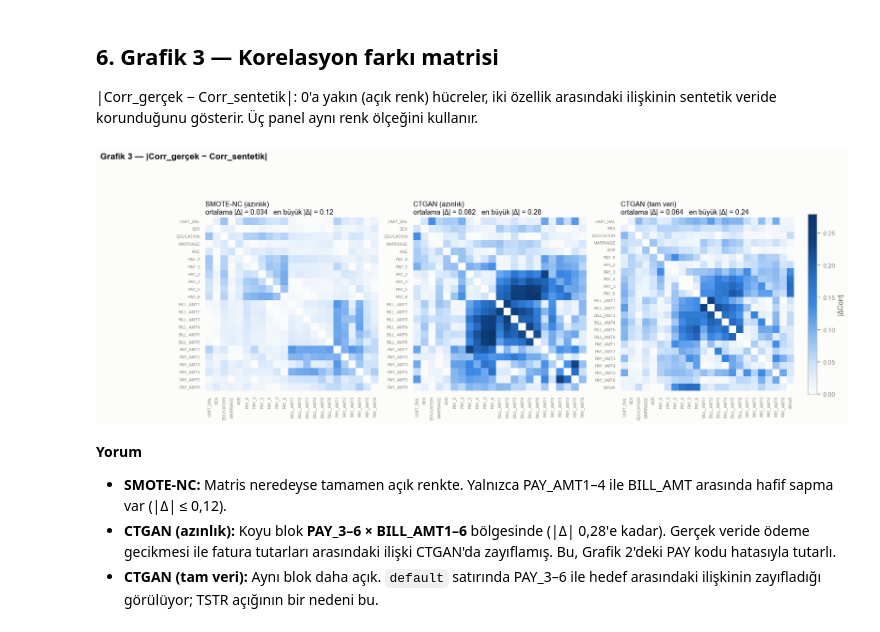
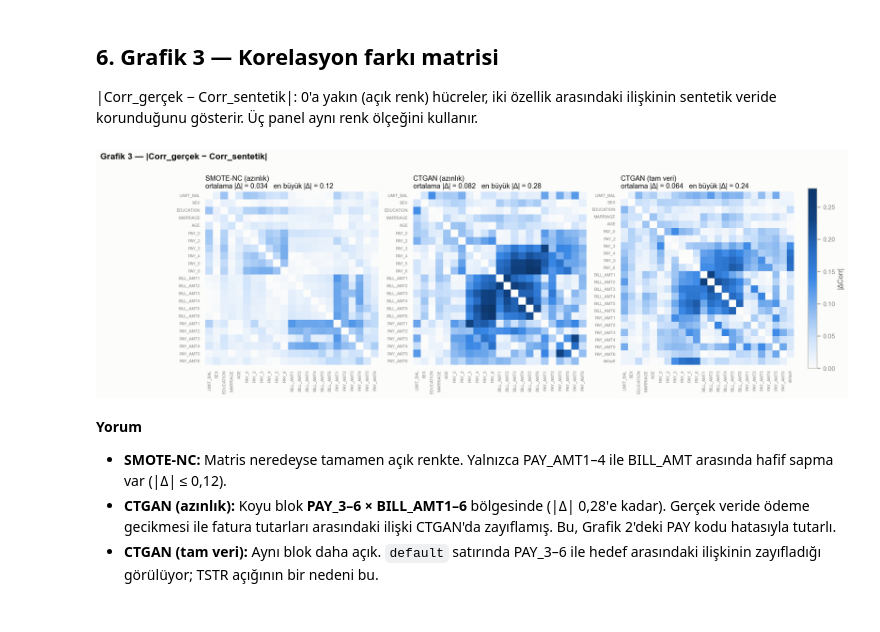
Before and after one commit to KamuranBey00/DataScienceProject, a Jupyter notebook: notebooks/02_synthetic_data.ipynb, the cells around one changed output. Cells and saved outputs as stored; diff of their text form; code cells hidden in the pictures.

```diff
--- a/notebooks/02_synthetic_data.ipynb
+++ b/notebooks/02_synthetic_data.ipynb
@@ -93,7 +103,9 @@ X_res, y_res = smote.fit_resample(train[FEATURES], train[TARGET])
 print(f"SMOTE-NC: {time.perf_counter() - start:.1f} s")
 
 # imblearn appends the new rows after the original ones.
-smote_new = X_res.iloc[len(train):].assign(**{TARGET: y_res.iloc[len(train):].to_numpy()})
-train_smote = pd.concat([with_schema(train, False), with_schema(smote_new, True)], ignore_index=True)
+smote_new = X_res.iloc[len(train) :].assign(**{TARGET: y_res.iloc[len(train) :].to_numpy()})
+train_smote = pd.concat(
+    [with_schema(train, False), with_schema(smote_new, True)], ignore_index=True
+)
 train_smote.groupby("is_synthetic")[TARGET].value_counts().unstack()
 # %% [output]
@@ -113,6 +127,9 @@ vektörle dengeli örnekler. CPU'da eğitim uzun sürdüğü için eğitilen mod
 CTGAN_PATH = MODELS_DIR / "ctgan.pkl"
 EPOCHS = 300
 TABLE = "credit"
+# Committed samples are the shared data: retraining would change the numbers downstream.
+SAMPLE_PATHS = {n: PROCESSED_DIR / f"{n}.parquet" for n in ("train_ctgan", "synth_ctgan_full")}
+REUSE_SAMPLES = all(path.exists() for path in SAMPLE_PATHS.values())
 real = train[FEATURES + [TARGET]]
 
 metadata = Metadata.detect_from_dataframes({TABLE: real}, infer_keys=None)
@@ -121,9 +138,12 @@ for col in CAT_COLS + [TARGET]:
 for col in NUM_COLS:
     metadata.update_column(col, table_name=TABLE, sdtype="numerical")
 
+ctgan = None
 if CTGAN_PATH.exists():
     ctgan = load_synthesizer(str(CTGAN_PATH))
     print("Önbellekten yüklendi:", CTGAN_PATH.name)
+elif REUSE_SAMPLES:
+    print("Model yok, kayıtlı örnekler kullanılacak; eğitim atlandı.")
 else:
     torch.manual_seed(SEED)
     np.random.seed(SEED)
@@ -358,21 +407,41 @@ ilişkinin sentetik veride korunduğunu gösterir. Üç panel aynı renk ölçe
 # %%
 vmax = max(d.to_numpy().max() for d in diffs.values())
 fig, axes = plt.subplots(1, 3, figsize=(22, 7.5))
 for ax, (name, diff) in zip(axes, diffs.items()):
-    sns.heatmap(diff, ax=ax, cmap=SEQUENTIAL, vmin=0, vmax=vmax, square=True, cbar=False,
-                xticklabels=True, yticklabels=True, linewidths=0)
-    ax.set_title(f"{name}\nortalama |Δ| = {summary[name]['mean_abs_corr_diff']:.3f}   "
-                 f"en büyük |Δ| = {summary[name]['max_abs_corr_diff']:.2f}", loc="left")
+    sns.heatmap(
+        diff,
+        ax=ax,
+        cmap=SEQUENTIAL,
+        vmin=0,
+        vmax=vmax,
+        square=True,
+        cbar=False,
+        xticklabels=True,
+        yticklabels=True,
+        linewidths=0,
+    )
+    ax.set_title(
+        f"{name}\nortalama |Δ| = {summary[name]['mean_abs_corr_diff']:.3f}   "
+        f"en büyük |Δ| = {summary[name]['max_abs_corr_diff']:.2f}",
+        loc="left",
+    )
     ax.tick_params(labelsize=7)
 # One shared colorbar so all three panels keep the same size.
-fig.colorbar(axes[0].collections[0], ax=axes.tolist(), shrink=0.75, pad=0.02,
-             label="|ΔCorr|")
-fig.suptitle("Grafik 3 — |Corr_gerçek − Corr_sentetik|", x=0.01, ha="left",
-             fontsize=15, fontweight="bold")
+fig.colorbar(axes[0].collections[0], ax=axes.tolist(), shrink=0.75, pad=0.02, label="|ΔCorr|")
+fig.canvas.draw()  # square heatmaps get their final position here
+fig.suptitle(
+    "Grafik 3 — |Corr_gerçek − Corr_sentetik|",
+    x=0.01,
+    y=axes[0].get_position().y1 + 0.1,
+    va="bottom",
+    ha="left",
+    fontsize=15,
+    fontweight="bold",
+)
 save_fig(fig, "fig3_corr_diff")
 plt.show()
 # %% [output]
-[figure, old version]
+[figure, new version]
 # %% [markdown]
 **Yorum**
 
```
Also changed, not shown: parts of 8 cells of this notebook, 4 other files.
